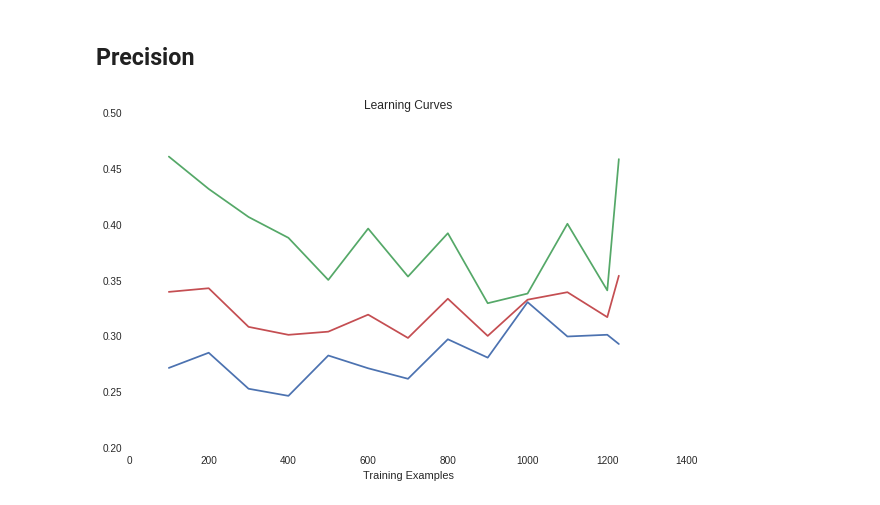
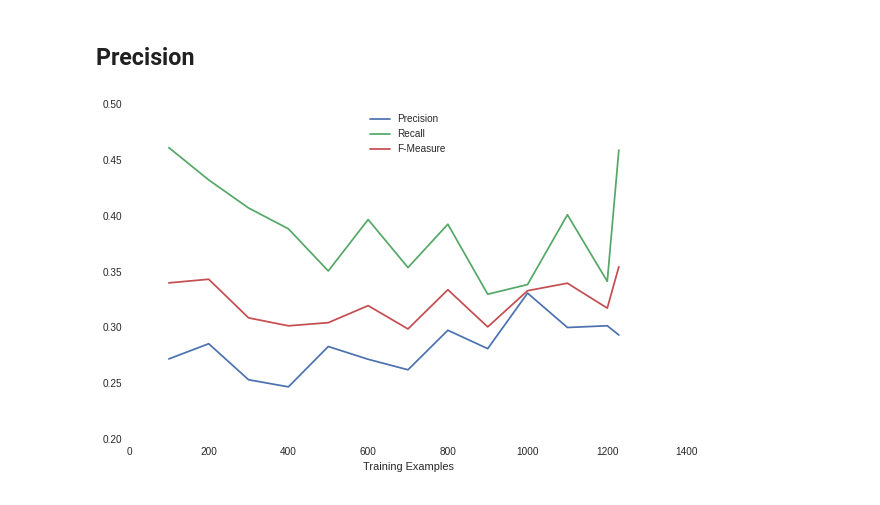
Before and after one commit to ebanner/irony-classifier, a Jupyter notebook: plots/Reproduce Byron's Results.ipynb, the cells around one changed output. Saved outputs shown, nothing was run; the diff lists cells and outputs as text; code cells hidden in the pictures.

```diff
--- a/plots/Reproduce Byron's Results.ipynb
+++ b/plots/Reproduce Byron's Results.ipynb
@@ -291,19 +304,18 @@ import matplotlib.pyplot as plt
 # %%
 fig = plt.figure(figsize=(10,6))
 axes = fig.add_subplot(111)
 
 labels = ['Precision', 'Recall', 'F-Measure']
-positions = [precisions, recalls, f_measures]
+metrics = [precisions, recalls, f_measures]
 
-for metric in [precisions, recalls, f_measures]:
-    axes.plot(ms, metric)
+for metric, label in zip(metrics, labels):
+    axes.plot(ms, metric, label=label)
 
 plt.xlabel('Training Examples')
-plt.title('Learning Curves')
 plt.grid(True)
 
-axes.legend(loc='upper left')
+axes.legend(loc='upper center')
 
 plt.show()
 # %% [output]
-[figure, old version]
+[figure, new version]
```
Also changed, not shown: parts of 3 cells of this notebook.
